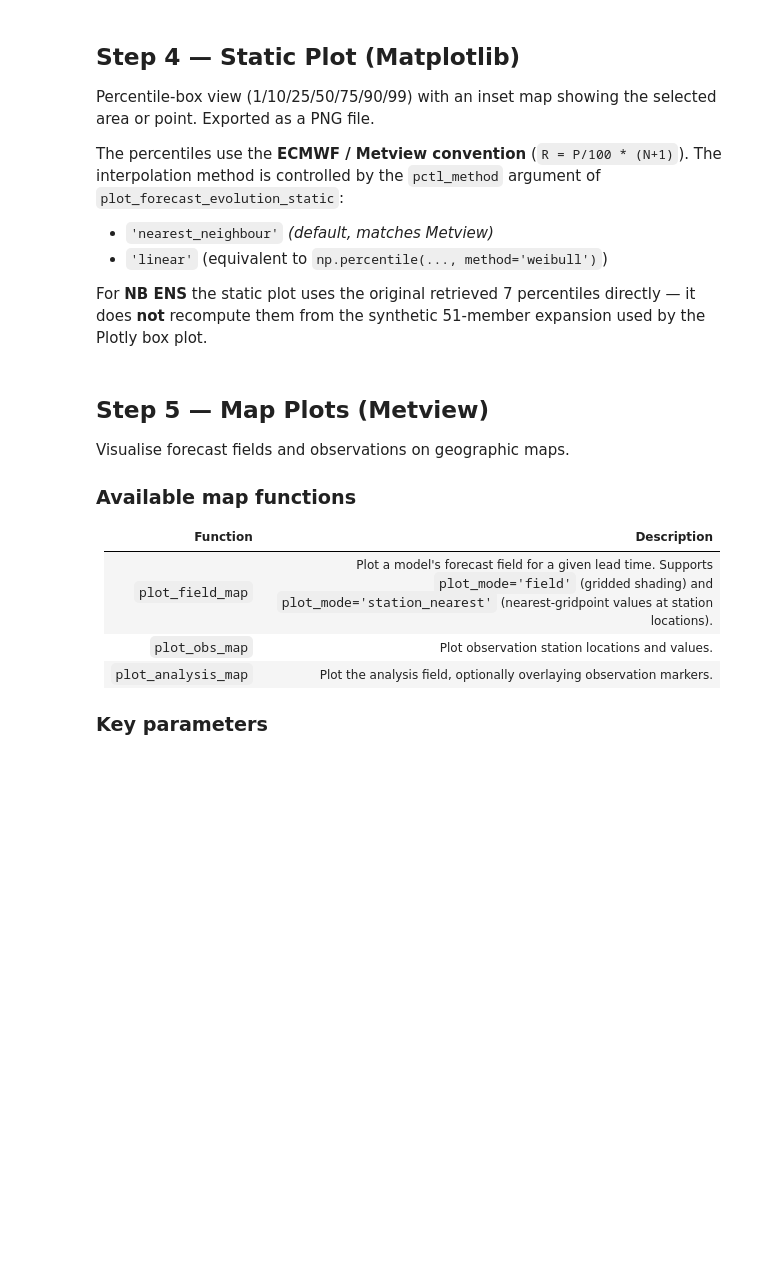
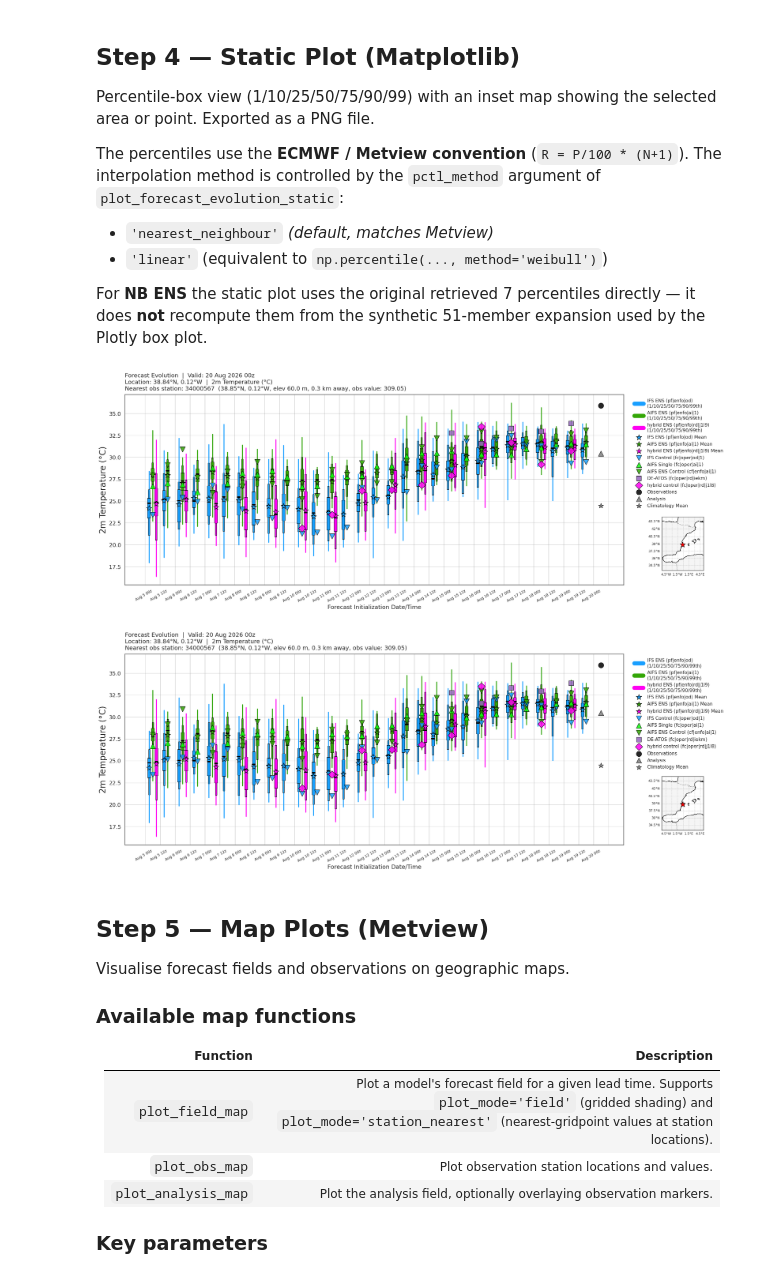
Before and after one commit to EstiGascon/diag_evo, a Jupyter notebook: forecast_evolution.ipynb, the cells around one changed output. Saved outputs shown, nothing was run; the diff lists cells and outputs as text; code cells hidden in the pictures; blank space fills up the shorter version.

Commit message:
Update diag_evo modules, config, and notebook

```diff
--- a/forecast_evolution.ipynb
+++ b/forecast_evolution.ipynb
@@ -52,13 +52,17 @@ When drawing a polygon, the system creates a bounding box using the northernmost
 #### Point Selection
 When selecting a single point, the system creates a ±3° bounding box around that location.
 # %%
+%matplotlib inline
+%load_ext autoreload
+%autoreload 2
+
 import os
 import sys
 
-notebook_dir = "/path/to/diag_evo"  # <-- Update to the directory containing the diag_evo package
+notebook_dir = "/home/moeg/git/diag_evo"  # <-- Update to the directory containing the diag_evo package
 sys.path.insert(0, notebook_dir)
 
-base_path = "/path/to/your/data_files"  # <-- Update to where retrieved GRIB data should be cached
+base_path = "/scratch/moeg/diag_evo/data_files"  # <-- Update to where retrieved GRIB data should be cached
 
 from diag_evo import (
     setup_interface,
@@ -165,5 +196,8 @@ synthetic 51-member expansion used by the Plotly box plot.
 # %%
-plot_forecast_evolution_static(plot_data, widgets_dict, plot_dir, export_png=True)
+plot_forecast_evolution_static(plot_data, widgets_dict, plot_dir, export_png=False)
+# %% [output]
+[figure, added]
+[figure, added]
 # %% [markdown]
 ## Step 5 — Map Plots (Metview)
 
```
Also changed, not shown: parts of 7 cells of this notebook, 8 other files.
